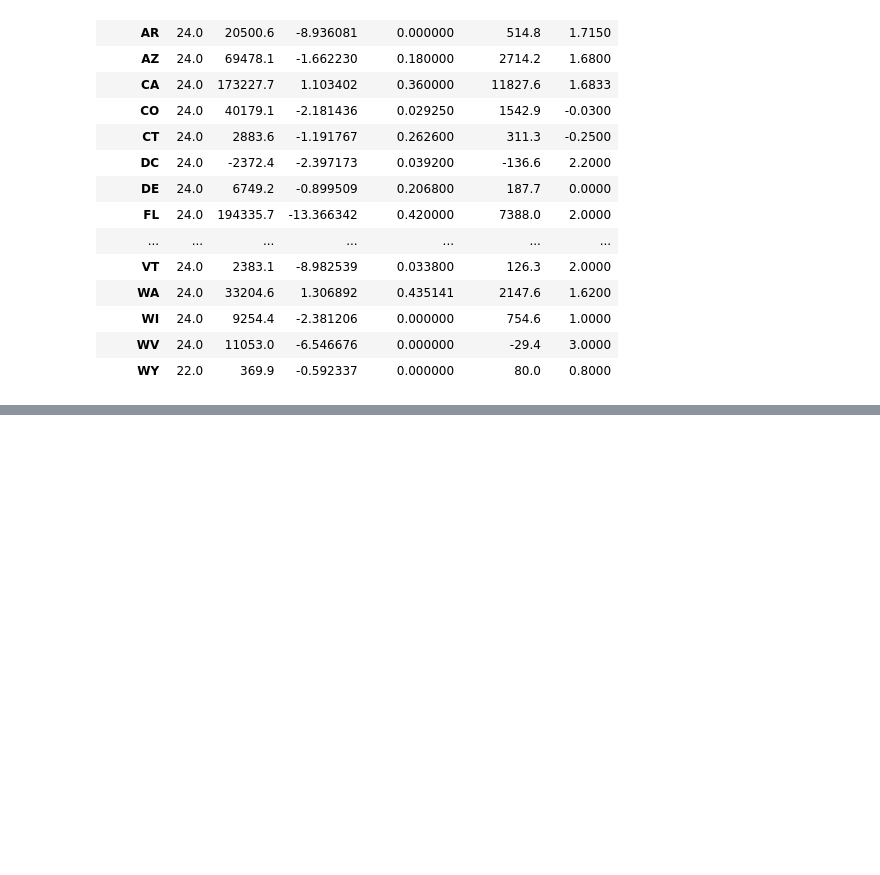
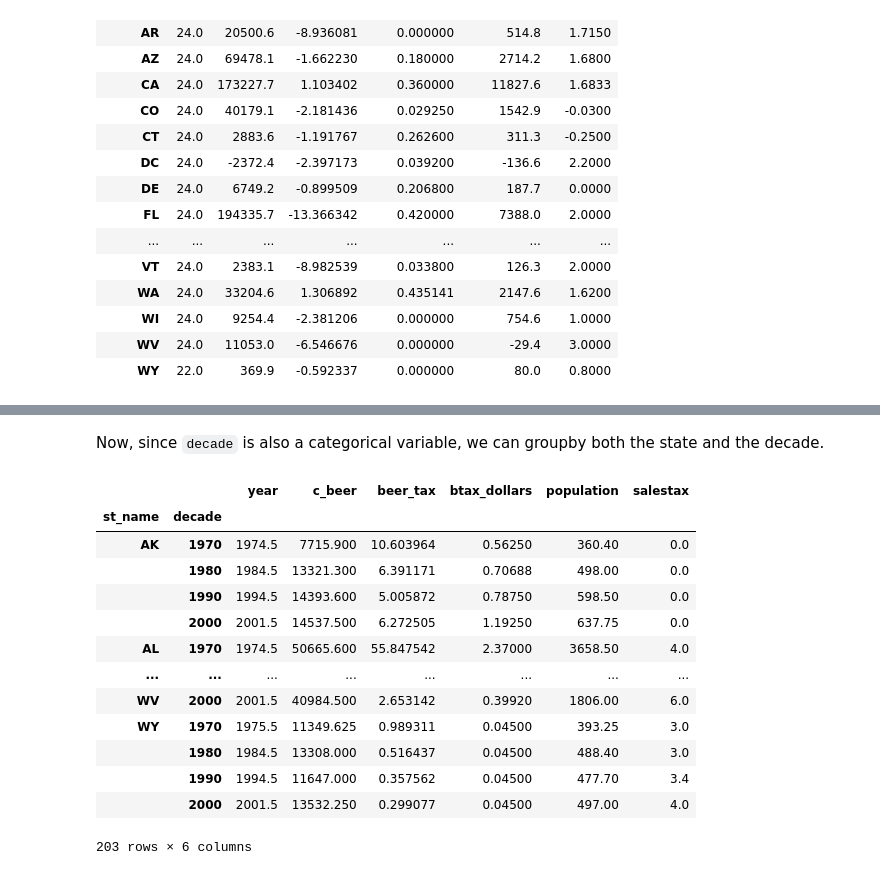
Before and after one commit to rohanjha123/data-h195, a Jupyter notebook: textbook/_build/jupyter_execute/content/03-pandas/groupby_pivot.ipynb, the cells around one changed output, grey strips where cells are left out. Saved outputs shown, nothing was run; the diff lists cells and outputs as text; code cells hidden in the pictures; blank space fills up the shorter version.

```diff
--- a/textbook/_build/jupyter_execute/content/03-pandas/groupby_pivot.ipynb
+++ b/textbook/_build/jupyter_execute/content/03-pandas/groupby_pivot.ipynb
@@ -156,0 +198,19 @@ As a general tip, whenever you're trying to calculate differences across a categ
+# %% [markdown]
+Now, since `decade` is also a categorical variable, we can groupby both the state and the decade.
+# %%
+df.groupby(['st_name','decade']).mean()
+# %% [output]
+|  |  | year | c_beer | beer_tax | btax_dollars | population | salestax |
+| st_name | decade |  |  |  |  |  |  |
+| AK | 1970 | 1974.5 | 7715.900 | 10.603964 | 0.56250 | 360.40 | 0.0 |
+|  | 1980 | 1984.5 | 13321.300 | 6.391171 | 0.70688 | 498.00 | 0.0 |
+|  | 1990 | 1994.5 | 14393.600 | 5.005872 | 0.78750 | 598.50 | 0.0 |
+|  | 2000 | 2001.5 | 14537.500 | 6.272505 | 1.19250 | 637.75 | 0.0 |
+| AL | 1970 | 1974.5 | 50665.600 | 55.847542 | 2.37000 | 3658.50 | 4.0 |
+| ... | ... | ... | ... | ... | ... | ... | ... |
+| WV | 2000 | 2001.5 | 40984.500 | 2.653142 | 0.39920 | 1806.00 | 6.0 |
+| WY | 1970 | 1975.5 | 11349.625 | 0.989311 | 0.04500 | 393.25 | 3.0 |
+|  | 1980 | 1984.5 | 13308.000 | 0.516437 | 0.04500 | 488.40 | 3.0 |
+|  | 1990 | 1994.5 | 11647.000 | 0.357562 | 0.04500 | 477.70 | 3.4 |
+|  | 2000 | 2001.5 | 13532.250 | 0.299077 | 0.04500 | 497.00 | 4.0 |
+203 rows × 6 columns
```
Also changed, not shown: parts of 13 cells of this notebook, 24 other files.
